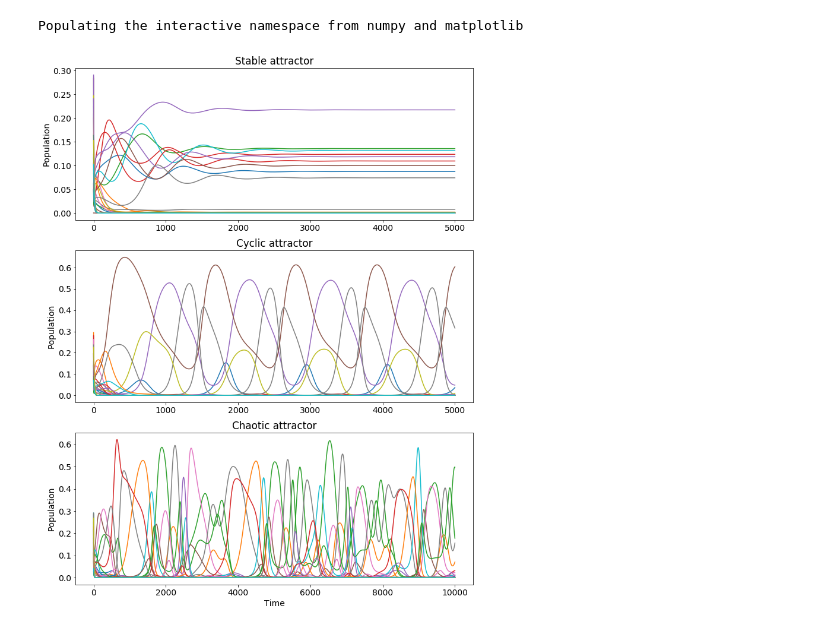
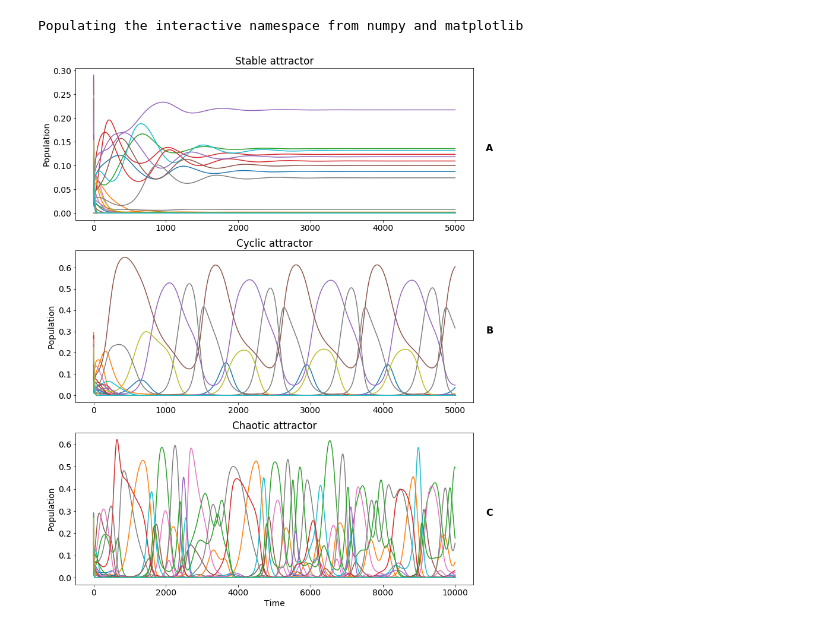
Before and after one commit to PabRod/Chaos-and-neutrality, a Jupyter notebook: img/code/Python import.ipynb, the cells around one changed output. Drawn from its saved outputs; the diff is of its cells as text; code cells hidden in the pictures.

Commit message:
Added identification letters to time series plots

```diff
--- a/img/code/Python import.ipynb
+++ b/img/code/Python import.ipynb
@@ -13,21 +13,25 @@ saveFigs = True
 filenames = ['stable.mat','cyclic.mat', 'chaos.mat']
 arrangement = ['311', '312', '313']
 titles = ['Stable attractor', 'Cyclic attractor', 'Chaotic attractor']
+labels = ['A', 'B', 'C']
 # %%
 counter = 0
 for filename in filenames:
     (y_out, t_out) = import_timeseries(filename)
     plt.subplot(arrangement[counter])
     #plt.subplots_adjust(hspace=0.6)
     plt.plot(t_out, y_out)
     plt.title(titles[counter])
     plt.ylabel('Population')
 
+    ax = gca()
+    ax.text(1.05, 0.50, labels[counter], transform=ax.transAxes, fontsize=16, fontweight='bold', va='top', ha='right')
+
     counter += 1
 
 plt.xlabel('Time');
 
 if saveFigs:
     plt.savefig('../ts.png')
 # %% [output]
-[figure, old version]
+[figure, new version]
```
Also changed, not shown: parts of 1 cell of this notebook.
